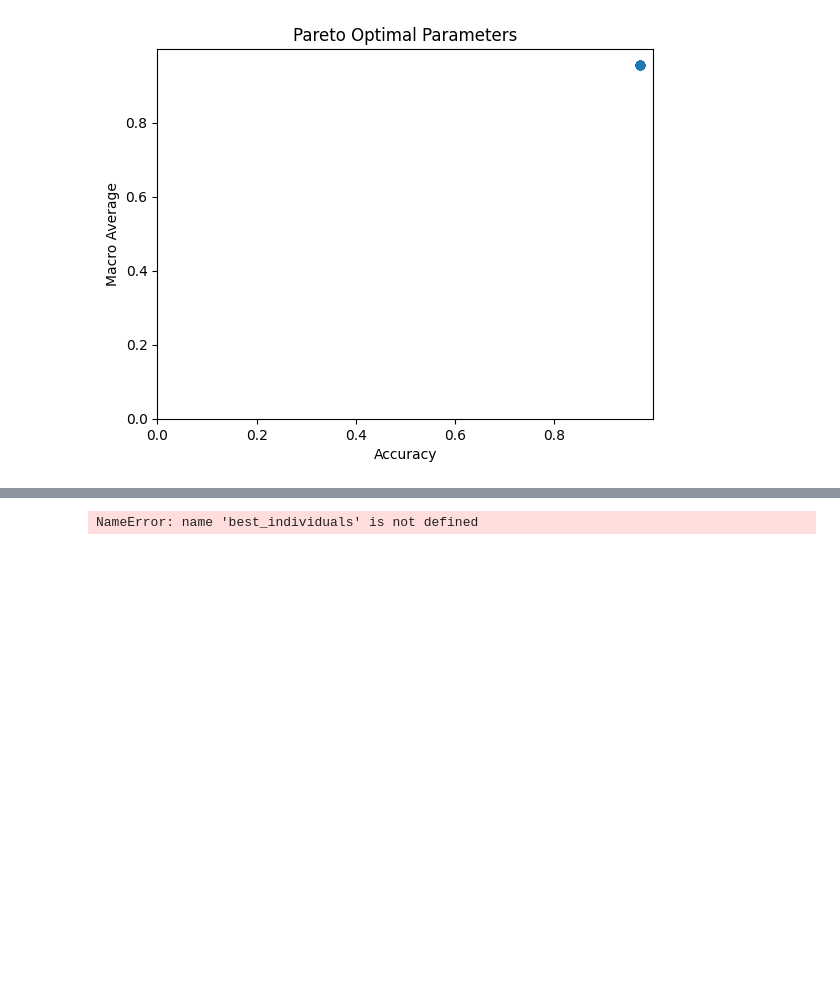
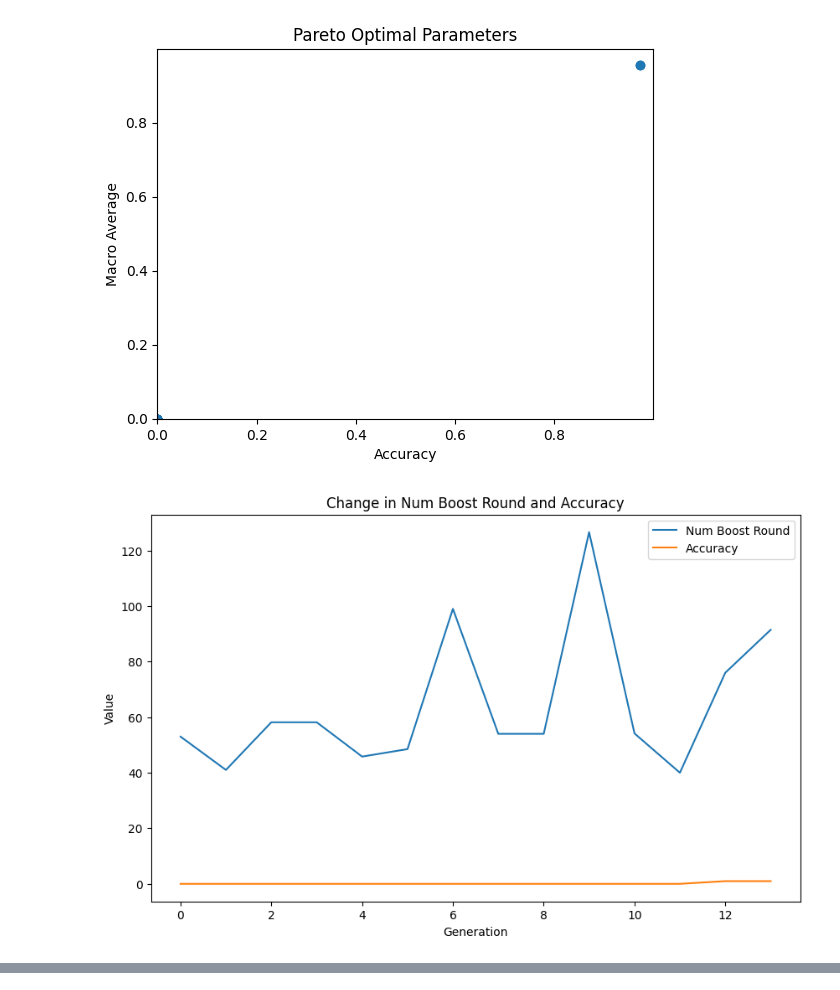
Before and after one commit to Tsomoriri/ML-MOO, a Jupyter notebook: moo.ipynb, the cells around one changed output, grey strips where cells are left out. Drawn from its saved outputs; the diff is of its cells as text; code cells hidden in the pictures; blank space fills up the shorter version.

```diff
--- a/moo.ipynb
+++ b/moo.ipynb
@@ -172,7 +172,7 @@ def evaluate(individual):
         'objective': 'multi:softmax',  # Example: For multiclass classification
         'num_class': 178,  # Number of classes in your problem
         'booster': 'gbtree',  # 'gbtree' or 'gblinear'
-        'lambda': 10,  # Regularization term
+        'lambda': 1,  # Regularization term
         'min_child_weight': int(min_child_weight),  # Minimum sum of instance weight (hessian) needed in a child
         'subsample': 0.8,  # Subsample ratio of the training instance
         'colsample_bylevel': 0.8,  # Subsample ratio of columns for each level
@@ -205,7 +205,7 @@ def evaluate(individual):
     return accuracy, macro_avg
 
 # Define the optimization problem
-creator.create("FitnessMulti", base.Fitness, weights=(1.0, 1.0))
+creator.create("FitnessMulti", base.Fitness, weights=(1.0, -1.0))
 creator.create("Individual", list, fitness=creator.FitnessMulti)
 
 toolbox = base.Toolbox()
@@ -225,16 +225,25 @@ def main():
     # Suppress runtime warnings and user warnings
     warnings.filterwarnings("ignore", category=RuntimeWarning)
     warnings.filterwarnings("ignore", category=UserWarning)
-    pop = toolbox.population(n=25)
-    algorithms.eaMuPlusLambda(pop, toolbox, mu=14, lambda_=20, cxpb=0.7, mutpb=0.2, ngen=10, stats=None, halloffame=None, verbose=True)
+
+    # Store the values of num_boost_round, min_child_weight, and accuracy
+    num_boost_round_values = []
+    min_child_weight_values = []
+    accuracy_values = []
+    pop = toolbox.population(n=14)
+    algorithms.eaMuPlusLambda(pop, toolbox, mu=14, lambda_=4, cxpb=0.7, mutpb=0.2, ngen=10, stats=None, halloffame=None, verbose=True)
 
     # Get the best individual(s) found by NSGA-II
-    best_individuals = tools.sortNondominated(pop, len(pop), first_front_only=True)[0]
-    print('best indi',best_individuals)
+    best_individuals = tools.sortNondominated(pop, len(pop), first_front_only=False)[0]
+    print('best set of hyperparameters',best_individuals)
+    for individual in best_individuals:
+            num_boost_round_values.append(individual[0])
+            min_child_weight_values.append(individual[2])
+            accuracy_values.append(evaluate(individual)[0])
     # Extract the hyperparameters of the best individual
     best_hyperparameters = best_individuals[0]
     best_hyperparameters = best_hyperparameters  # Assuming only one best individual, you may need to adjust if multiple
-    print('best hyper',best_hyperparameters)
+    print('best hyperparameters',best_hyperparameters)
     # Evaluate the best individual
     best_accuracy, best_macro_avg = evaluate(best_hyperparameters)
 
@@ -248,7 +257,7 @@ def main():
 
     # Plot the Pareto optimal parameters
     pareto_front = np.array([indiv.fitness.values for indiv in best_individuals])
-    print('pareto',pareto_front)
+
     plt.scatter(pareto_front[:, 0], pareto_front[:,1])
     plt.xlim(0, 0.999)  # Set the x-axis limits from 0 to 1
     plt.ylim(0, 0.999)  # Set the y-axis limits from 0 to 1
@@ -257,6 +266,27 @@ def main():
     plt.title("Pareto Optimal Parameters")
     plt.show()
 
+    # Plot the change in num_boost_round, min_child_weight, and accuracy
+    plt.figure(figsize=(10, 6))
+    plt.plot(num_boost_round_values, label='Num Boost Round')
+
+    plt.plot(accuracy_values, label='Accuracy')
+    plt.xlabel('Generation')
+    plt.ylabel('Value')
+    plt.title('Change in Num Boost Round and Accuracy')
+    plt.legend()
+    plt.show()
+
+    plt.plot(min_child_weight_values, label='Min Child Weight')
+    plt.plot(accuracy_values, label='Accuracy')
+    plt.xlabel('Generation')
+    plt.ylabel('Value')
+    plt.title('Chanege in  Min Child Weight and Accuracy')
+    plt.legend()
+    plt.show()
+
+
+
 main()
 # %% [output]
 gen     nevals
@@ -279 +312,2 @@ gen     nevals
 [figure]
+[figure, added]
@@ -280,13 +314,0 @@ gen     nevals
-# %%
-# Plot the Pareto optimal parameters
-pareto_front = np.array([indiv.fitness.values for indiv in best_individuals])
-print('pareto',pareto_front)
-plt.scatter(pareto_front[:, 0], pareto_front[1,:])
-plt.xlim(0, 0.999)  # Set the x-axis limits from 0 to 1
-plt.ylim(0, 0.999)  # Set the y-axis limits from 0 to 1
-plt.xlabel("Accuracy")
-plt.ylabel("Macro Average")
-plt.title("Pareto Optimal Parameters")
-plt.show()
-# %% [output]
-NameError: name 'best_individuals' is not defined
```
Also changed, not shown: parts of 2 cells of this notebook, 5 other files.
